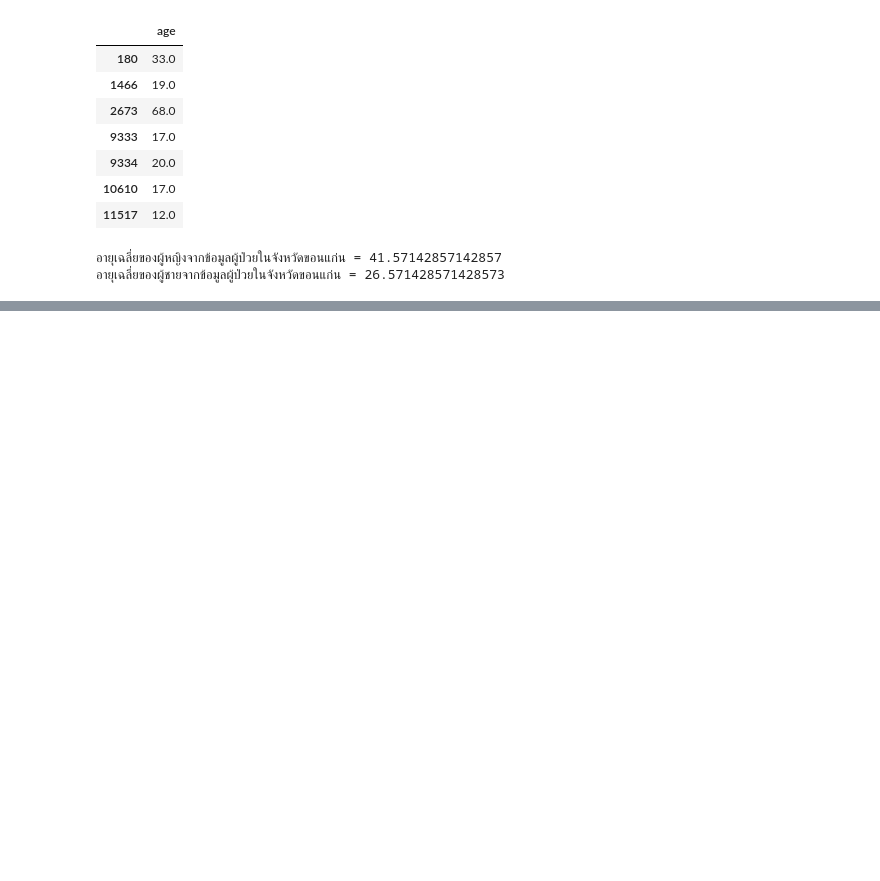
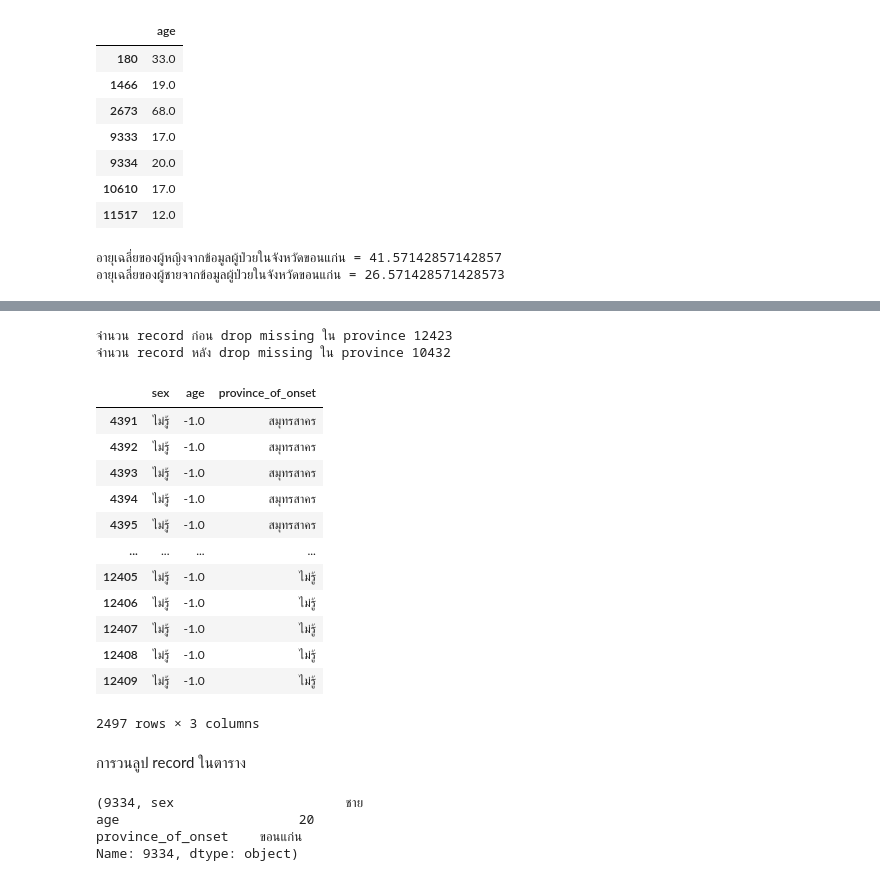
Before and after one commit to thanadolch/data_viz, a Jupyter notebook: panda101.ipynb, the cells around one changed output, grey strips where cells are left out. Drawn from its saved outputs; the diff is of its cells as text; code cells hidden in the pictures; blank space fills up the shorter version.

Commit message:
pandas: แก้ missing + iterrow

```diff
--- a/panda101.ipynb
+++ b/panda101.ipynb
@@ -251,0 +314,37 @@ print(f'อายุเฉลี่ยของผู้ชายจากข้
+# %%
+this_data = data_covid[['sex','age','province_of_onset']]
+# %%
+print(f'จำนวน record ก่อน drop missing ใน province {this_data.shape[0]}')
+print(f"จำนวน record หลัง drop missing ใน province {this_data.dropna(subset=['province_of_onset']).shape[0]}")
+# %% [output]
+จำนวน record ก่อน drop missing ใน province 12423
+จำนวน record หลัง drop missing ใน province 10432
+# %%
+this_data_update = this_data.fillna(value={'sex':'ไม่รู้','age':-1,'province_of_onset':'ไม่รู้'})
+# %%
+this_data_update[this_data_update['sex']=='ไม่รู้']
+# %% [output]
+|  | sex | age | province_of_onset |
+| 4391 | ไม่รู้ | -1.0 | สมุทรสาคร |
+| 4392 | ไม่รู้ | -1.0 | สมุทรสาคร |
+| 4393 | ไม่รู้ | -1.0 | สมุทรสาคร |
+| 4394 | ไม่รู้ | -1.0 | สมุทรสาคร |
+| 4395 | ไม่รู้ | -1.0 | สมุทรสาคร |
+| ... | ... | ... | ... |
+| 12405 | ไม่รู้ | -1.0 | ไม่รู้ |
+| 12406 | ไม่รู้ | -1.0 | ไม่รู้ |
+| 12407 | ไม่รู้ | -1.0 | ไม่รู้ |
+| 12408 | ไม่รู้ | -1.0 | ไม่รู้ |
+| 12409 | ไม่รู้ | -1.0 | ไม่รู้ |
+2497 rows × 3 columns
+# %% [markdown]
+การวนลูป record ในตาราง
+# %%
+for each_row in this_data.iterrows():
+    if (each_row[1]['age']==20) and (each_row[1]['province_of_onset']=='ขอนแก่น'):
+        print(each_row)
+# %% [output]
+(9334, sex                      ชาย
+age                       20
+province_of_onset    ขอนแก่น
+Name: 9334, dtype: object)
```
Also changed, not shown: parts of 10 cells of this notebook.
